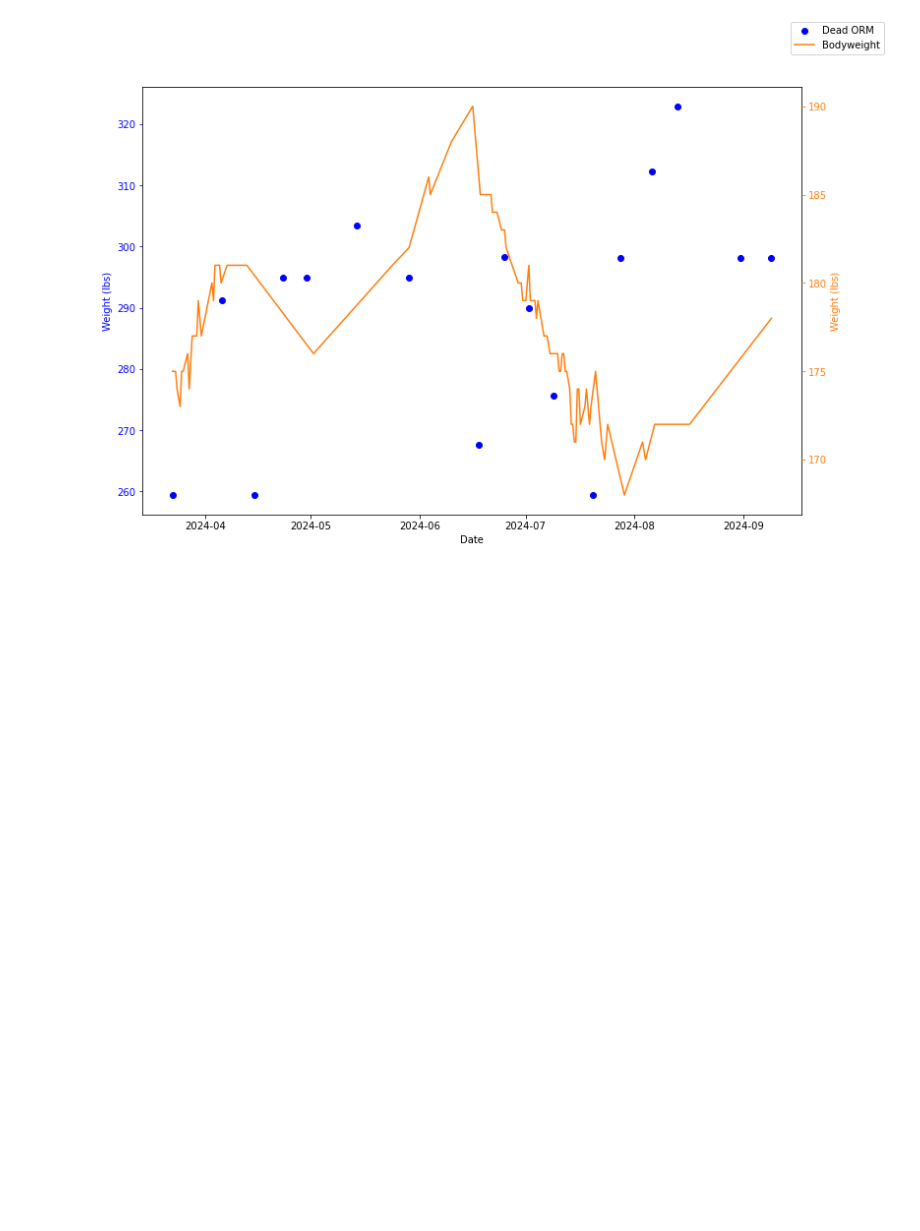
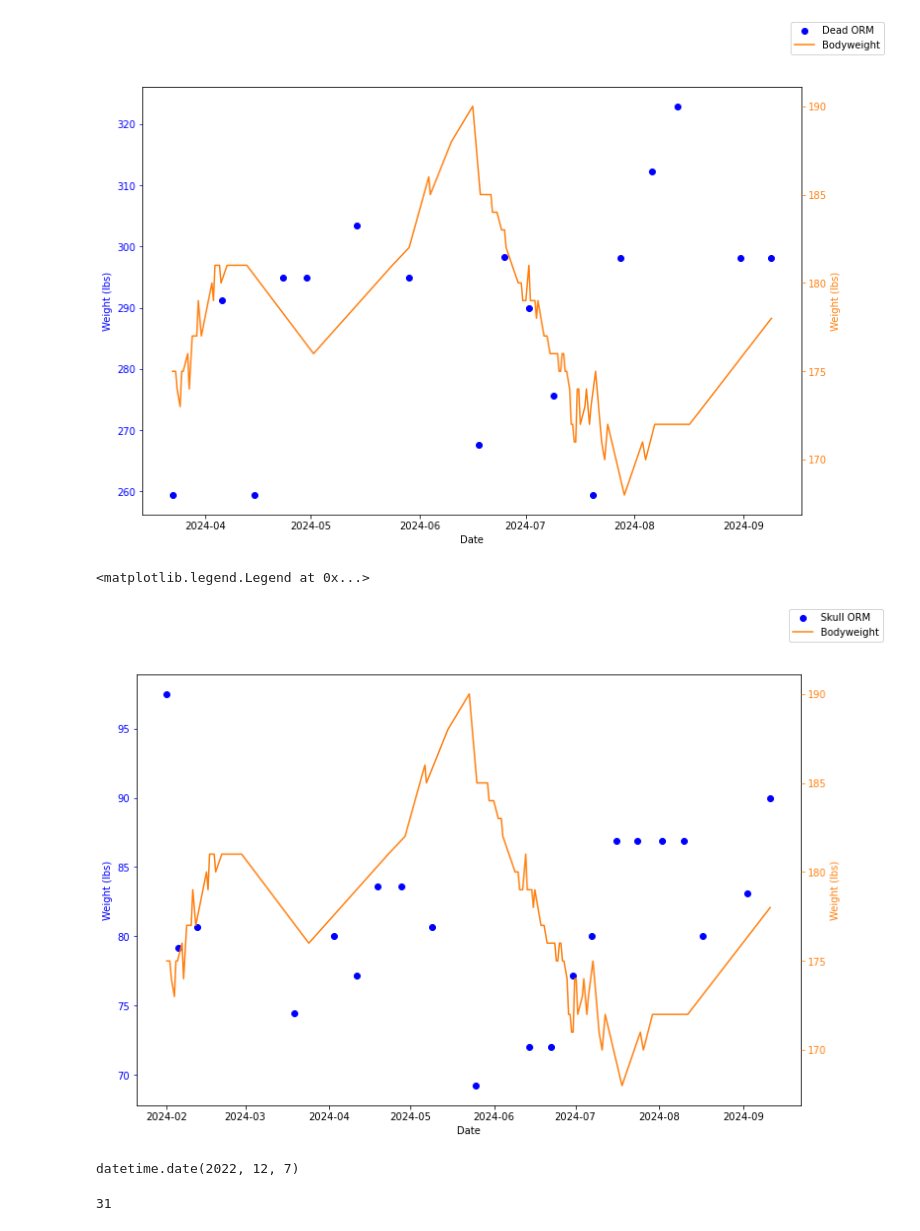
Before and after one commit to brekkies/Weightlifting-Progress-Tracker, a Jupyter notebook: WorkoutData2024.ipynb, the cells around one changed output. Drawn from its saved outputs; the diff is of its cells as text; code cells hidden in the pictures; blank space fills up the shorter version.

```diff
--- a/WorkoutData2024.ipynb
+++ b/WorkoutData2024.ipynb
@@ -409,3 +391,41 @@ fig.legend([f'{lift} ORM','Bodyweight'])
 # %% [output]
 <matplotlib.legend.Legend at 0x...>
 [figure]
+# %%
+lift = "Skull"
+fig=plt.figure(figsize=(12,8))
+
+
+
+ax=fig.add_subplot(111, label="1")
+ax2=fig.add_subplot(111, label="2", frame_on=False)
+
+
+ax.scatter(during_log['Date'],during_log[f'{lift}_ORM'],color="Blue")
+ax2.plot(weights['Dates'],weights['Weights'],color="C1")
+
+ax.set_xlabel("Date", color="Black")
+ax.set_ylabel("Weight (lbs)", color="Blue")
+ax.tick_params(axis='x', colors="Black")
+ax.tick_params(axis='y', colors="Blue")
+
+ax2.xaxis.set_visible(False)
+ax2.yaxis.tick_right()
+ax2.set_ylabel('Weight (lbs)', color="C1")
+ax2.yaxis.set_label_position('right')
+ax2.tick_params(axis='y', colors="C1")
+fig.legend([f'{lift} ORM','Bodyweight'])
+# %% [output]
+<matplotlib.legend.Legend at 0x...>
+[figure, added]
+# %%
+## Total span of data
+(max(df['Date']) - min(df['Date'])).days
+# %% [output]
+datetime.date(2022, 12, 7)
+# %%
+## Find longest break
+dates_sorted = df['Date'].sort_values()
+dates_sorted.diff().max().days
+# %% [output]
+31
```
Also changed, not shown: parts of 6 cells of this notebook.
